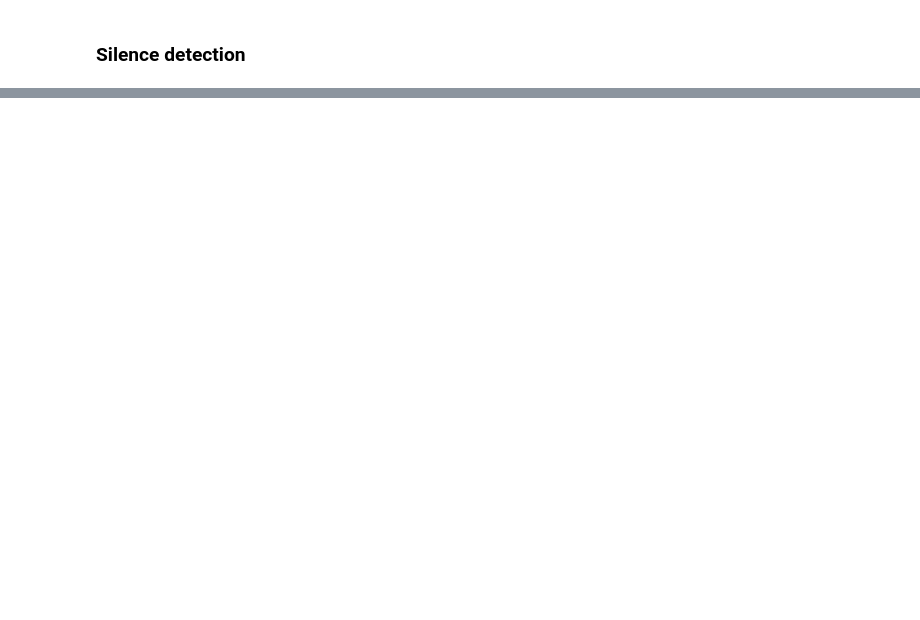
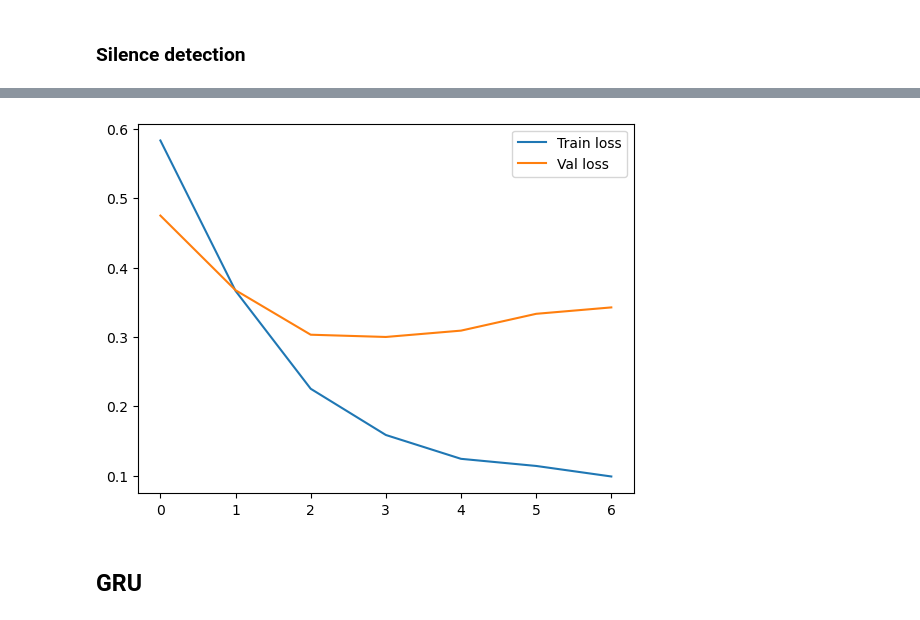
Before and after one commit to izabelatelejko/2024L-Deep-Learning-P2-Transformers, a Jupyter notebook: Silence_detection.ipynb, the cells around one changed output, grey strips where cells are left out. Cells and saved outputs as stored; diff of their text form; code cells hidden in the pictures; blank space fills up the shorter version.

```diff
--- a/Silence_detection.ipynb
+++ b/Silence_detection.ipynb
@@ -76,7 +74,12 @@ class BiLSTM(nn.Module):
 # %%
 input_size = 16000
 hidden_size = 32
+dropout = 0.3
+num_layers = 1
+fc_size = 32
 
-model = bin_BiLSTM(input_size, hidden_size).to(device)
-criterion = nn.BCELoss()
-optimizer = optim.Adam(model.parameters(), weight_decay=0.0001)
+bilstm_model = BiLSTM(input_size, hidden_size, dropout, fc_size, num_layers).to(device)
+bilstm_criterion = nn.BCELoss()
+bilstm_optimizer = optim.Adam(bilstm_model.parameters(), weight_decay=0.0001)
+
+summary(bilstm_model, (1, 1, 16000))
@@ -103,8 +104,8 @@ Estimated Total Size (MB): 16.50
 # %%
-train_losses, val_losses = train_model(
-    model=model,
-    criterion=criterion,
-    optimizer=optimizer,
+bilstm_train_losses, bilstm_val_losses = train_model(
+    model=bilstm_model,
+    criterion=bilstm_criterion,
+    optimizer=bilstm_optimizer,
     train_loader=train_dl,
     val_loader=val_dl,
     model_type="bin",
@@ -114,0 +125,9 @@ train_losses, val_losses = train_model(
+# %%
+plt.plot(bilstm_train_losses)
+plt.plot(bilstm_val_losses)
+plt.legend(["Train loss", "Val loss"])
+plt.show()
+# %% [output]
+[figure, added]
+# %% [markdown]
+## GRU
```
Also changed, not shown: parts of 17 cells of this notebook, 4 other files.
